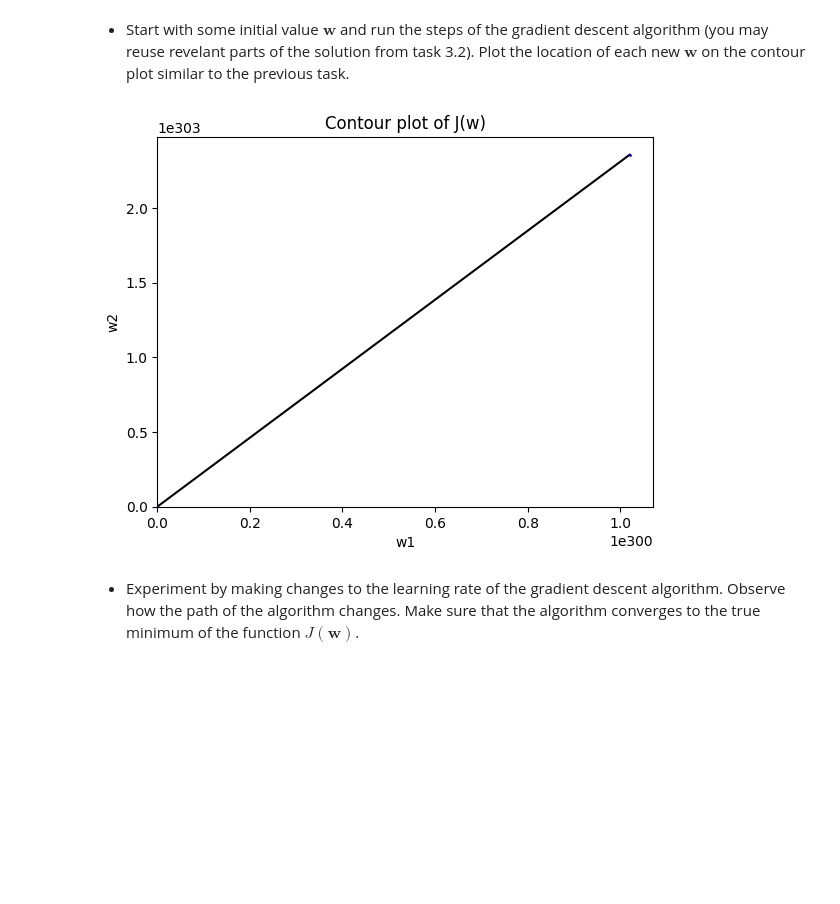
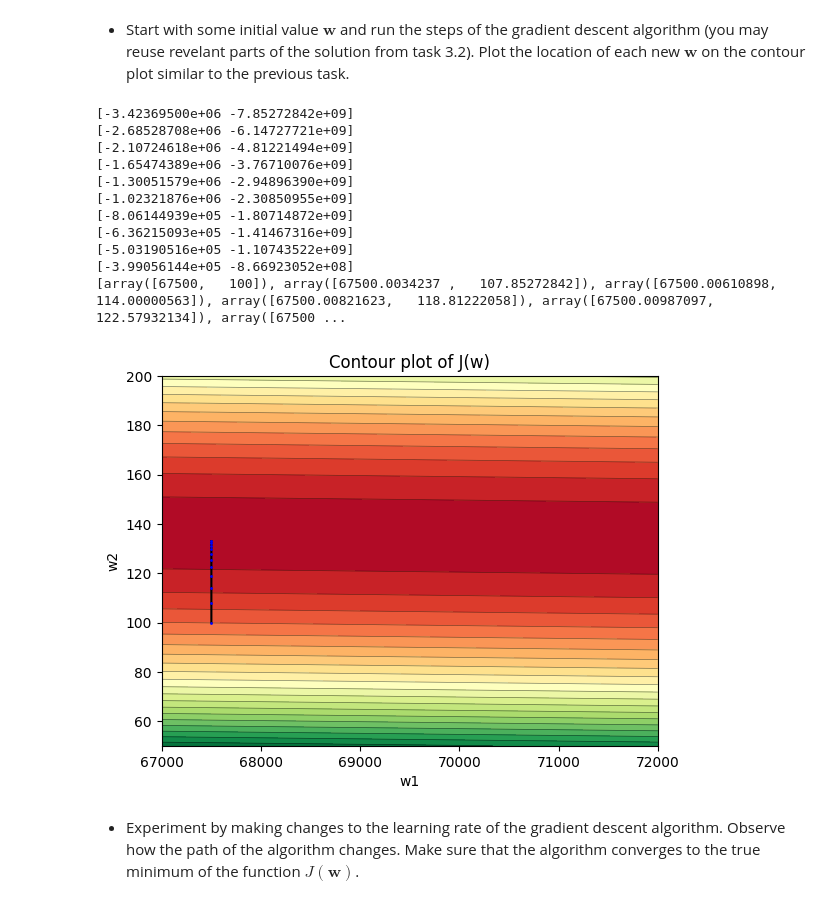
Before and after one commit to jan-clr/MLSP2324, a Jupyter notebook: S3/Supplement-3.ipynb, the cells around one changed output. Saved outputs shown, nothing was run; the diff lists cells and outputs as text; code cells hidden in the pictures; blank space fills up the shorter version.

```diff
--- a/S3/Supplement-3.ipynb
+++ b/S3/Supplement-3.ipynb
@@ -164,39 +180,51 @@ the contour plot similar to the previous task.
 # %%
 # TODO: Train w
 # Store each update of w in an array to make plot later.
 
-eta = 0.1
-min_delta = 1e-5
-w = [np.array([100, -200])]
+eta = 1e-9
+min_delta = 1
+w = [np.array([67500, 100])]
 for i in range(1000):
     w.append(GradientDescent(w[-1], eta, gradient_J))
     if np.linalg.norm(w[-1] - w[-2]) < min_delta:
         break
 
+print(w)
 
 # TODO: Prepare contour plot and mark each weight update on the plot.
 
 plot = plt.figure()
 ax = plot.add_subplot(111)
-w_1 = np.linspace(-1e4, 1e4, 1000)
-w_2 = np.linspace(-1e4, 1e4, 1000)
+w_1 = np.linspace(67e3, 72e3, 100)
+w_2 = np.linspace(50, 2e2, 100)
 Z = np.empty((len(w_1), len(w_2)))
 for j in range(len(w_1)):
     for i in range(len(w_2)):
         Z[i, j] = J([w_1[j], w_2[i]])
 
 ax.contourf(w_1, w_2, Z, 20, cmap='RdYlGn')
 ax.contour(w_1, w_2, Z, 20, colors='black', alpha=0.5, linewidths=0.5)
 ax.set_xlabel('w1')
 ax.set_ylabel('w2')
 ax.set_title('Contour plot of J(w)')
 ax.plot([w[i][0] for i in range(len(w))], [w[i][1] for i in range(len(w))], '-', color='black', markersize=0.5)
 ax.plot([w[i][0] for i in range(len(w))], [w[i][1] for i in range(len(w))], '.', color='blue', markersize=2)
 plt.show()
 
 # OPTIONAL: Plot the resulting linear regression function
 # %% [output]
+[-3.42369500e+06 -7.85272842e+09]
+[-2.68528708e+06 -6.14727721e+09]
+[-2.10724618e+06 -4.81221494e+09]
+[-1.65474389e+06 -3.76710076e+09]
+[-1.30051579e+06 -2.94896390e+09]
+[-1.02321876e+06 -2.30850955e+09]
+[-8.06144939e+05 -1.80714872e+09]
+[-6.36215093e+05 -1.41467316e+09]
+[-5.03190516e+05 -1.10743522e+09]
+[-3.99056144e+05 -8.66923052e+08]
+[array([67500,   100]), array([67500.0034237 ,   107.85272842]), array([67500.00610898,   114.00000563]), array([67500.00821623,   118.81222058]), array([67500.00987097,   122.57932134]), array([67500 ...
-[figure, old version]
+[figure, new version]
 # %% [markdown]
 * Experiment by making changes to the learning rate of the gradient descent
 algorithm. Observe how the path of the algorithm changes. Make sure that the
```
Also changed, not shown: parts of 3 cells of this notebook.
